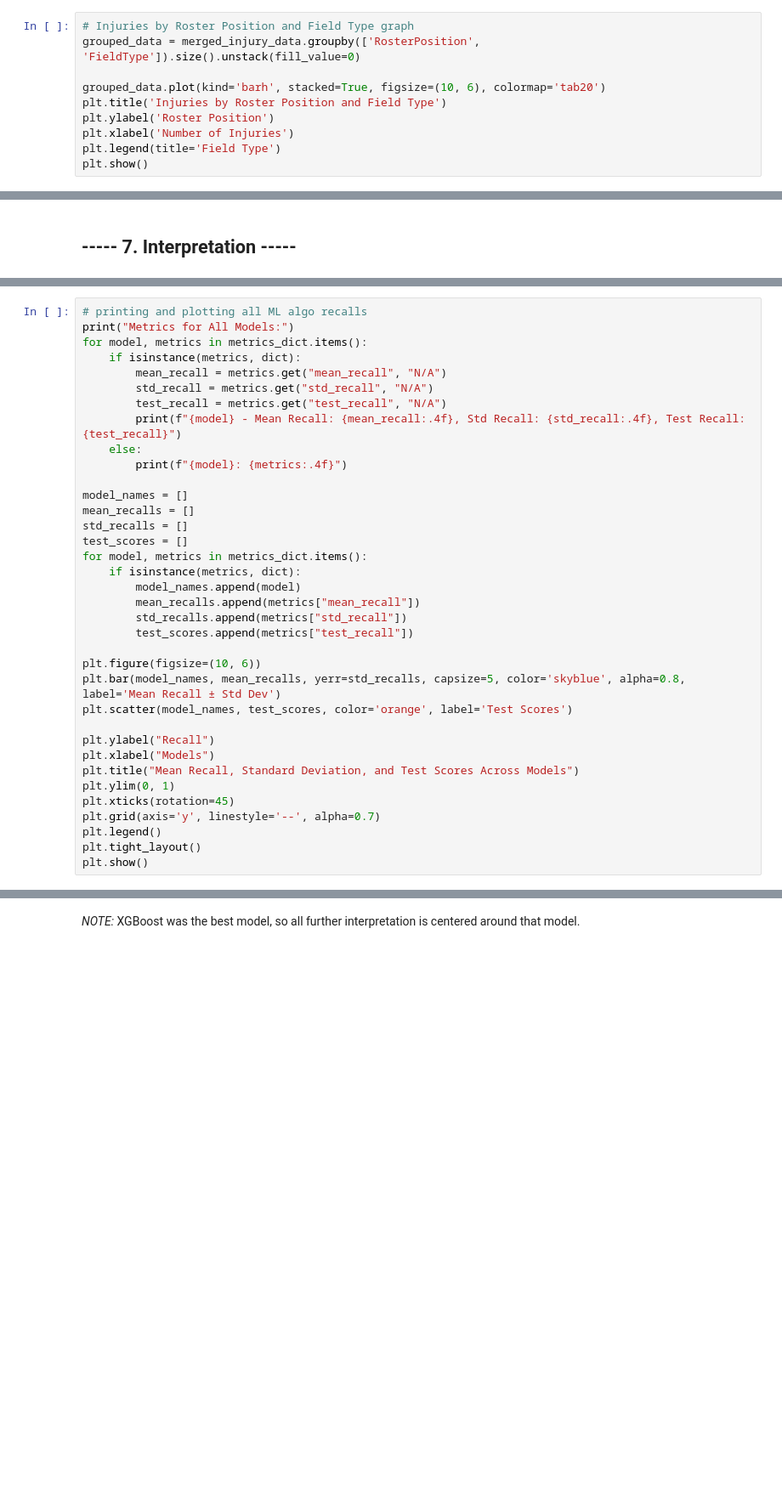
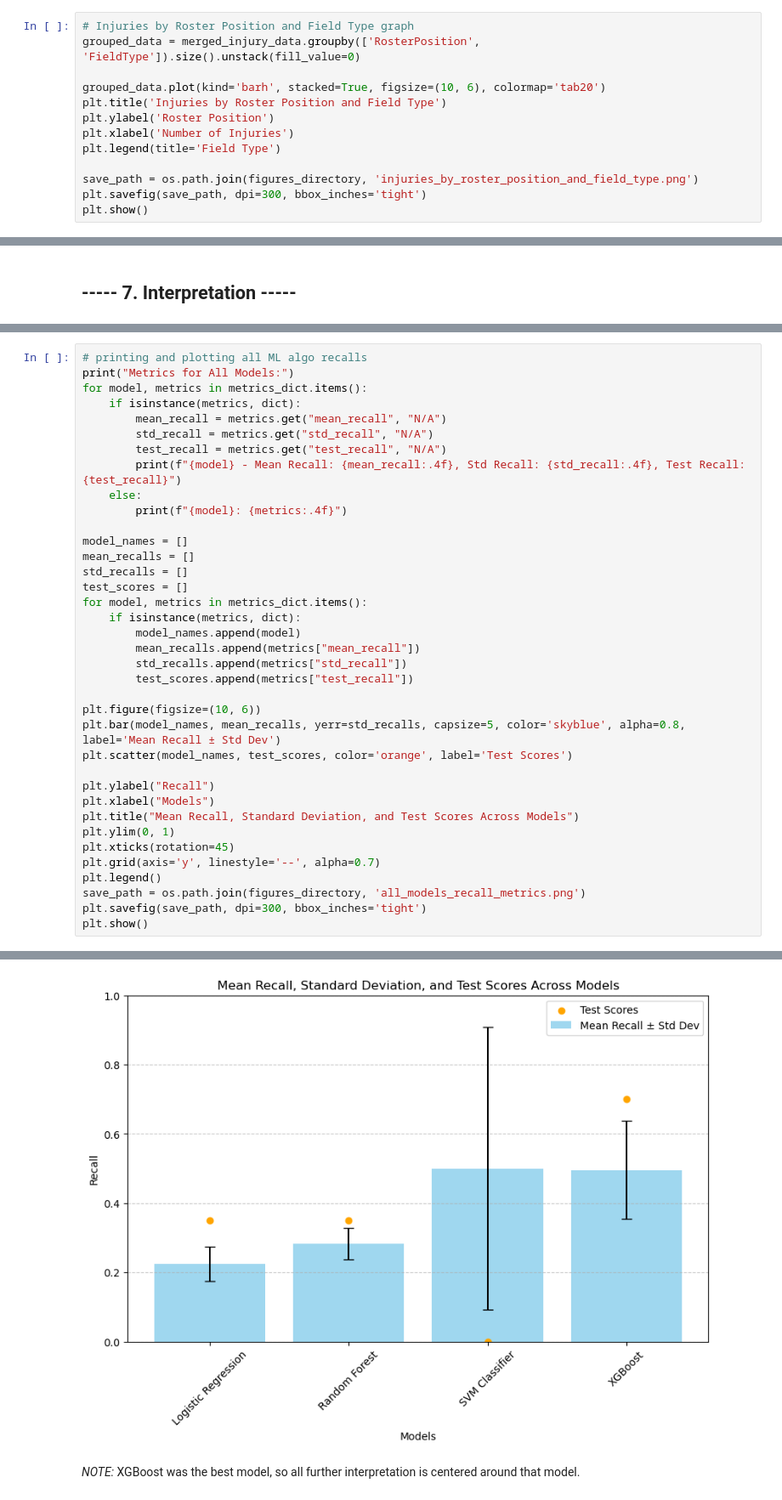
Before and after one commit to veronicafigueroa/NFL-Injury-Risk-Analysis, a Jupyter notebook: src/EDA.ipynb, the cells around one changed output, grey strips where cells are left out. Shown at 85% size. Drawn from its saved outputs; the diff is of its cells as text; blank space fills up the shorter version.

```diff
--- a/src/EDA.ipynb
+++ b/src/EDA.ipynb
@@ -221,6 +274,9 @@ plt.title('Injuries by Roster Position and Field Type')
 plt.ylabel('Roster Position')
 plt.xlabel('Number of Injuries')
 plt.legend(title='Field Type')
+
+save_path = os.path.join(figures_directory, 'injuries_by_roster_position_and_field_type.png')
+plt.savefig(save_path, dpi=300, bbox_inches='tight')
 plt.show()
 # %% [output]
 [figure]
@@ -1001,7 +841,8 @@ plt.ylim(0, 1)
 plt.xticks(rotation=45)
 plt.grid(axis='y', linestyle='--', alpha=0.7)
 plt.legend()
-plt.tight_layout()
+save_path = os.path.join(figures_directory, 'all_models_recall_metrics.png')
+plt.savefig(save_path, dpi=300, bbox_inches='tight')
 plt.show()
 # %% [output]
 Metrics for All Models:
@@ -1011,4 +852,5 @@ Random Forest - Mean Recall: 0.2826, Std Recall: 0.0461, Test Recall: 0.35
 XGBoost - Mean Recall: 0.4958, Std Recall: 0.1424, Test Recall: 0.7
+[figure, added]
 # %% [markdown]
 *NOTE:* XGBoost was the best model, so all further interpretation is centered around that model.
 # %% [markdown]
```
Also changed, not shown: parts of 22 cells of this notebook, 18 other files.
